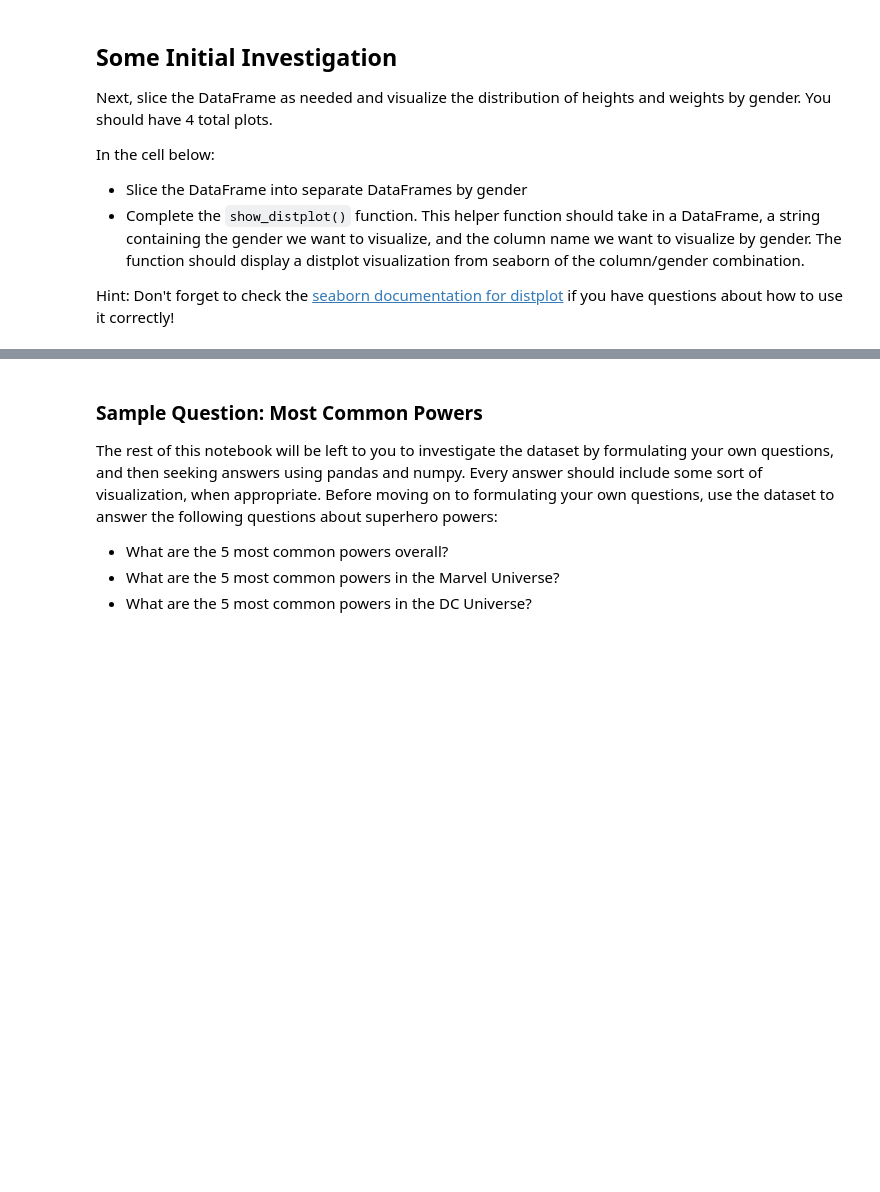
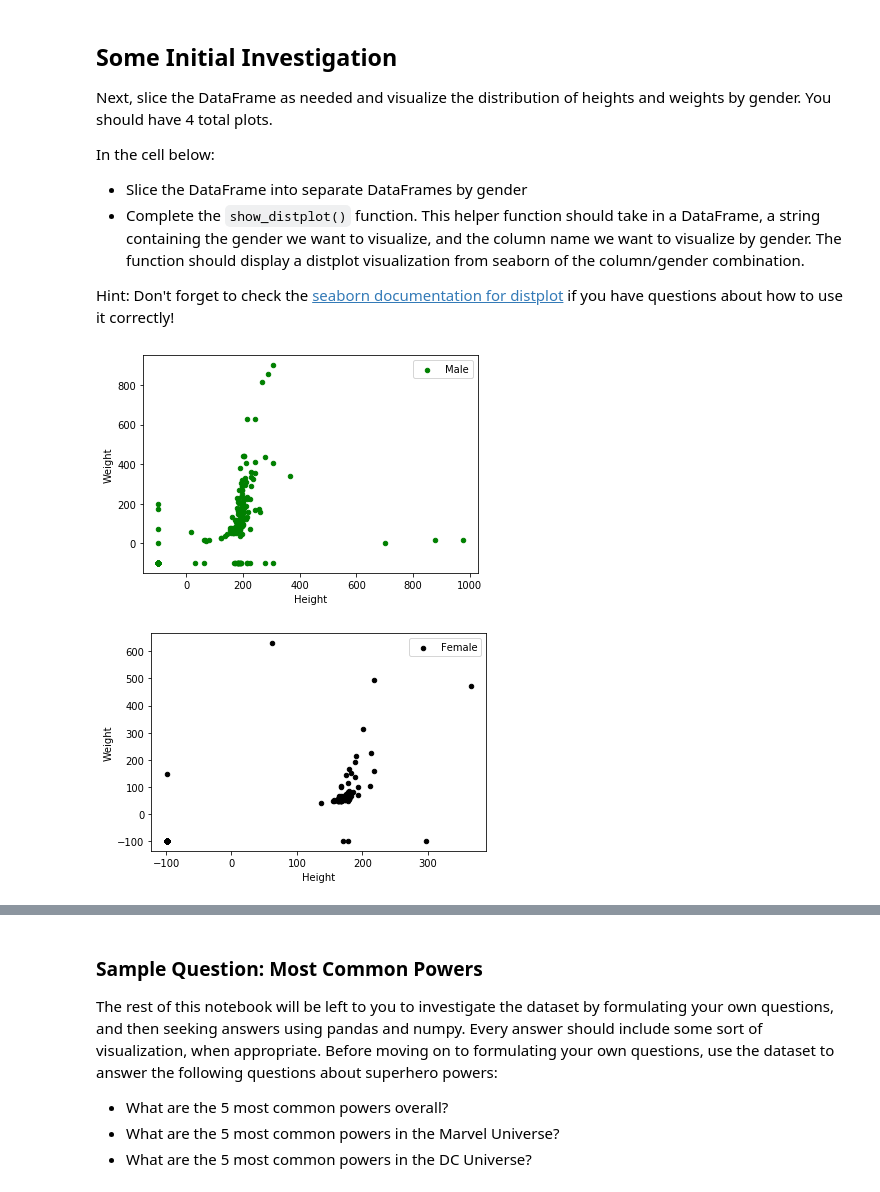
Before and after one commit to kagada01/dsc-data-cleaning-project-online-ds-sp-000, a Jupyter notebook: index.ipynb, the cells around one changed output, grey strips where cells are left out. Drawn from its saved outputs; the diff is of its cells as text; code cells hidden in the pictures; blank space fills up the shorter version.

Commit message:
finished all charts, on analysis portion of Project Data cleaning

```diff
--- a/index.ipynb
+++ b/index.ipynb
@@ -162,3 +177,6 @@ In the cell below, subset male and female heroes into different dataframes.  Cre
 powers_df.rename(columns={'hero_names': 'name'}, inplace=True)
 # %%
 powers_df = powers_df.astype('str')
+# %%
+heroes_and_powers_df = powers_df.set_index('name').join(heroes_df.set_index('name'), how='inner')
+heroes_and_powers_df.head()
@@ -181,0 +203,9 @@ def show_distplot(dataframe, gender, column_name):
+# %%
+male_heroes_df = heroes_df[heroes_df['Gender'] == "Male"]
+female_heroes_df = heroes_df[heroes_df['Gender'] == "Female"]
+
+male_plot = male_heroes_df.plot.scatter(x = 'Height', y = 'Weight', c = 'g', label = "Male")
+fem_plot = female_heroes_df.plot.scatter(x = 'Height', y = 'Weight', c = 'k', label = "Female")
+# %% [output]
+[figure, added]
+[figure, added]
```
Also changed, not shown: parts of 14 cells of this notebook.
